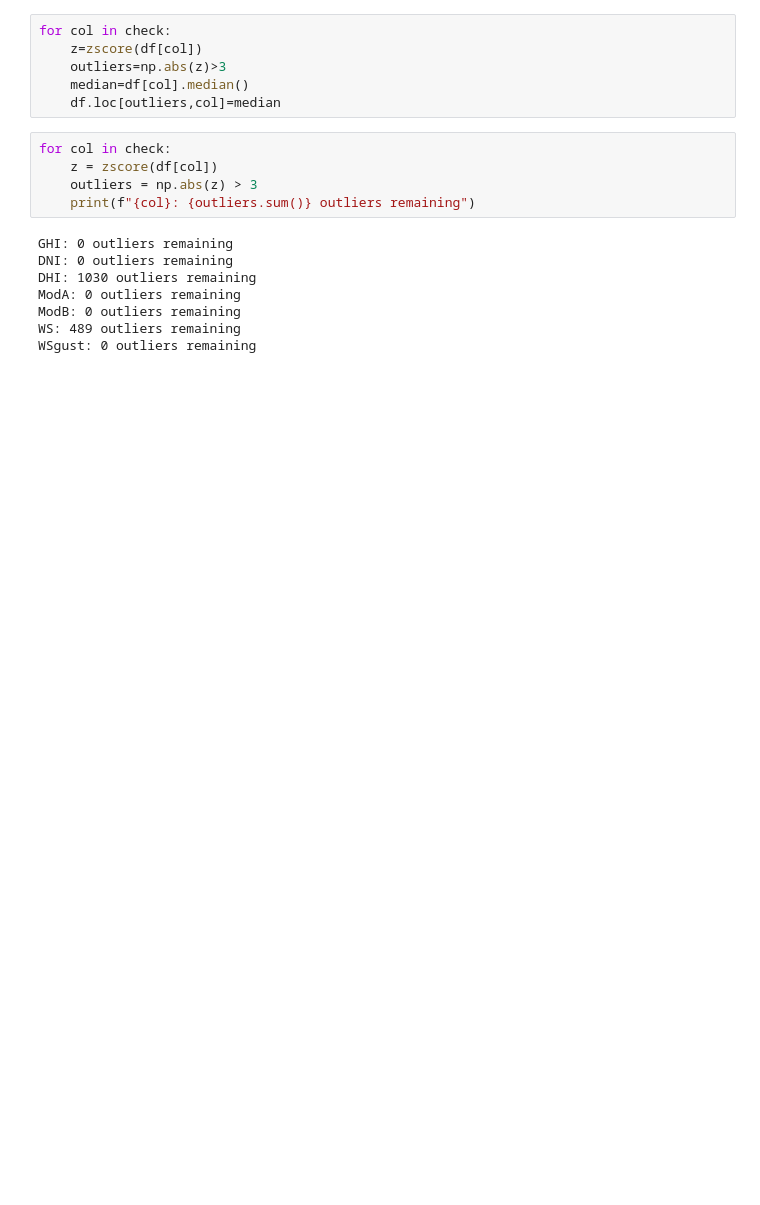
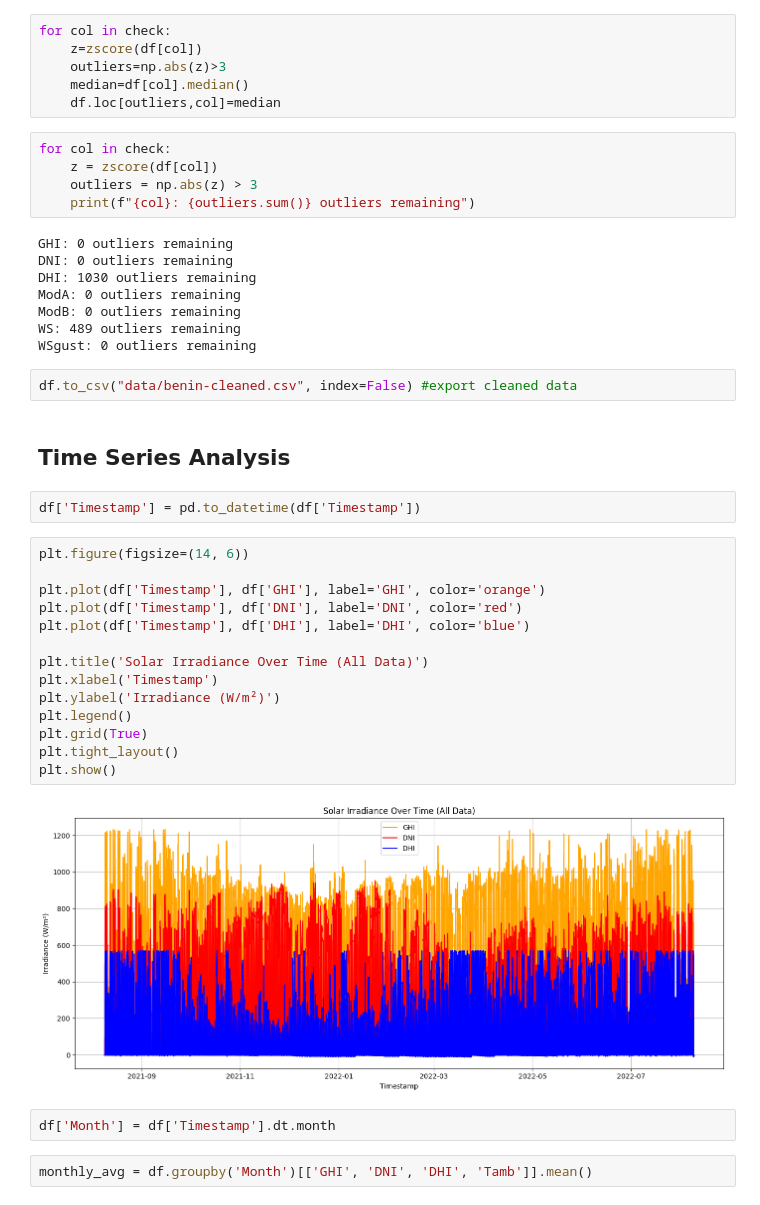
Before and after one commit to Becky-Chala/solar-challenge-week1, a Jupyter notebook: benin_eda.ipynb, the cells around one changed output. Cells and saved outputs as stored; diff of their text form; blank space fills up the shorter version.

Commit message:
detailing, wind rose plot, export cleaning data

```diff
--- a/benin_eda.ipynb
+++ b/benin_eda.ipynb
@@ -131,3 +135,29 @@ ModA: 0 outliers remaining
 ModB: 0 outliers remaining
 WS: 489 outliers remaining
 WSgust: 0 outliers remaining
+# %%
+df.to_csv("data/benin-cleaned.csv", index=False) #export cleaned data
+# %% [markdown]
+## Time Series Analysis
+# %%
+df['Timestamp'] = pd.to_datetime(df['Timestamp'])
+# %%
+plt.figure(figsize=(14, 6))
+
+plt.plot(df['Timestamp'], df['GHI'], label='GHI', color='orange')
+plt.plot(df['Timestamp'], df['DNI'], label='DNI', color='red')
+plt.plot(df['Timestamp'], df['DHI'], label='DHI', color='blue')
+
+plt.title('Solar Irradiance Over Time (All Data)')
+plt.xlabel('Timestamp')
+plt.ylabel('Irradiance (W/m²)')
+plt.legend()
+plt.grid(True)
+plt.tight_layout()
+plt.show()
+# %% [output]
+[figure, added]
+# %%
+df['Month'] = df['Timestamp'].dt.month
+# %%
+monthly_avg = df.groupby('Month')[['GHI', 'DNI', 'DHI', 'Tamb']].mean()
```
Also changed, not shown: parts of 12 cells of this notebook.
